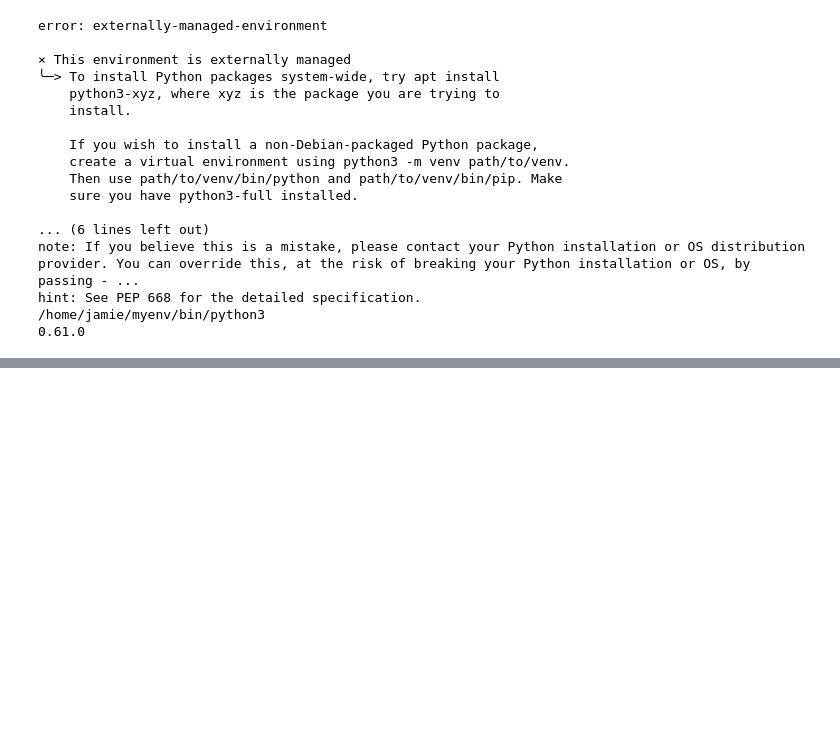
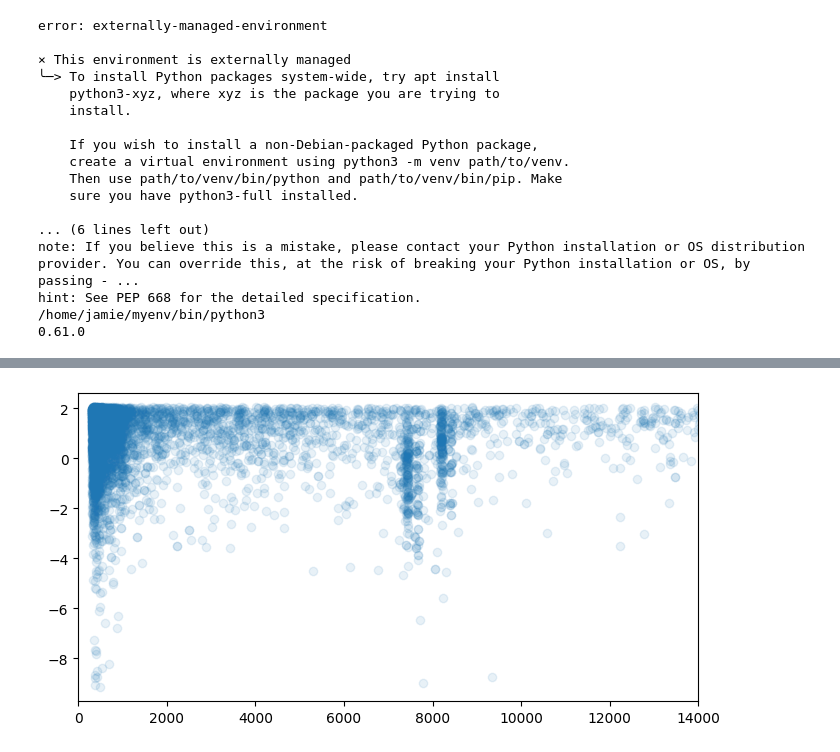
Before and after one commit to JChads4/ppac_analysis2, a Jupyter notebook: raw_events_notebook.ipynb, the cells around one changed output, grey strips where cells are left out. Drawn from its saved outputs; the diff is of its cells as text; code cells hidden in the pictures; blank space fills up the shorter version.

```diff
--- a/raw_events_notebook.ipynb
+++ b/raw_events_notebook.ipynb
@@ -677,0 +595,9 @@ PPAC cathode after IMP: 0 events (0.0%)
+# %%
+alpha_candidates_df['log_dt'] = np.log(abs(alpha_candidates_df['t'] - alpha_candidates_df['recoil_time_sec']))
+# %%
+plt.figure(figsize=(8,4))
+plt.scatter(alpha_candidates_df['yE'], alpha_candidates_df['log_dt'], alpha=0.1)
+plt.xlim(0,14000)
+plt.show()
+# %% [output]
+[figure, added]
```
Also changed, not shown: parts of 16 cells of this notebook, 3 other files.
